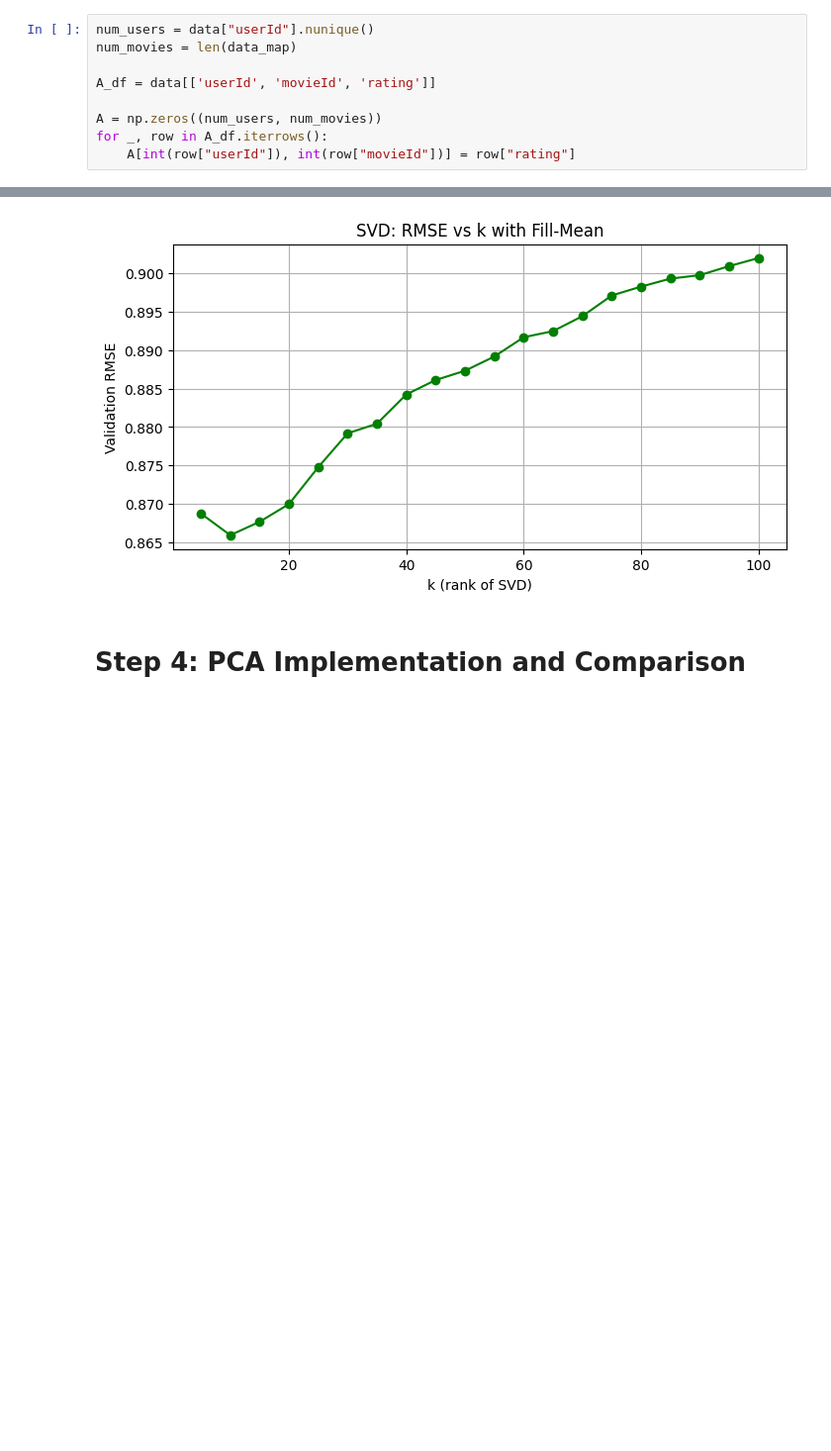
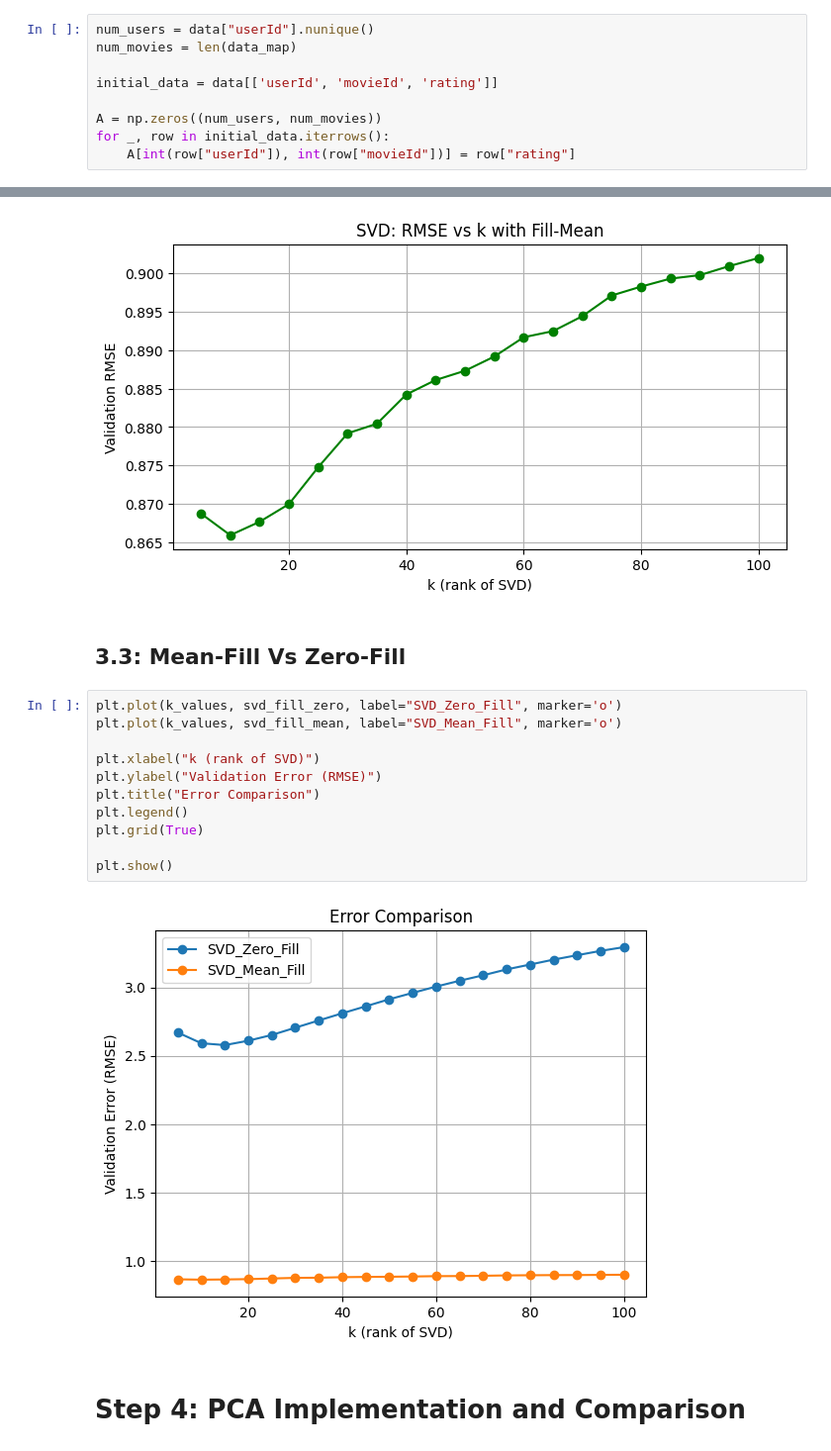
Before and after one commit to pouriaSameti/Mathematics-For-Data-Science, a Jupyter notebook: Project 2/code.ipynb, the cells around one changed output, grey strips where cells are left out. Shown at 99% size. Drawn from its saved outputs; the diff is of its cells as text; blank space fills up the shorter version.

```diff
--- a/Project 2/code.ipynb
+++ b/Project 2/code.ipynb
@@ -65,10 +65,10 @@ data_map size: 1050, data_map type: <class 'dict'>
 num_users = data["userId"].nunique()
 num_movies = len(data_map)
 
-A_df = data[['userId', 'movieId', 'rating']]
+initial_data = data[['userId', 'movieId', 'rating']]
 
 A = np.zeros((num_users, num_movies))
-for _, row in A_df.iterrows():
+for _, row in initial_data.iterrows():
     A[int(row["userId"]), int(row["movieId"])] = row["rating"]
 # %%
 print("A shape:", A.shape)
@@ -220,5 +220,20 @@ plt.grid(True)
 plt.show()
 # %% [output]
 [figure]
+# %% [markdown]
+## 3.3: Mean-Fill Vs Zero-Fill
+# %%
+plt.plot(k_values, svd_fill_zero, label="SVD_Zero_Fill", marker='o')
+plt.plot(k_values, svd_fill_mean, label="SVD_Mean_Fill", marker='o')
+
+plt.xlabel("k (rank of SVD)")
+plt.ylabel("Validation Error (RMSE)")
+plt.title("Error Comparison")
+plt.legend()
+plt.grid(True)
+
+plt.show()
+# %% [output]
+[figure, added]
 # %% [markdown]
 # Step 4: PCA Implementation and Comparison
```
Also changed, not shown: parts of 8 cells of this notebook.
